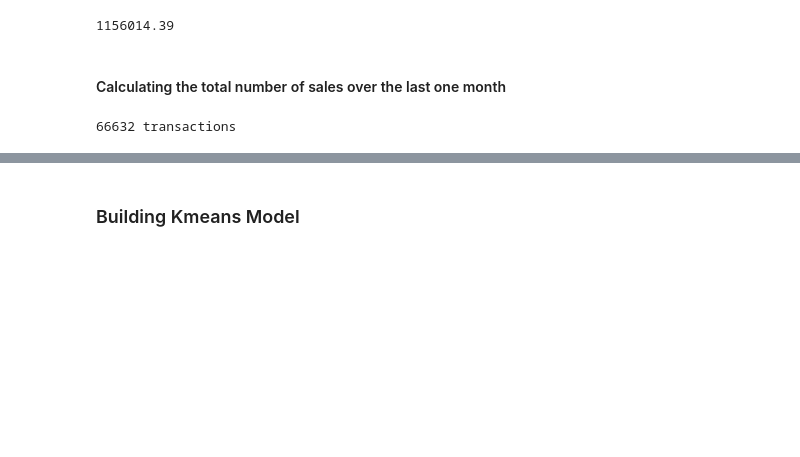
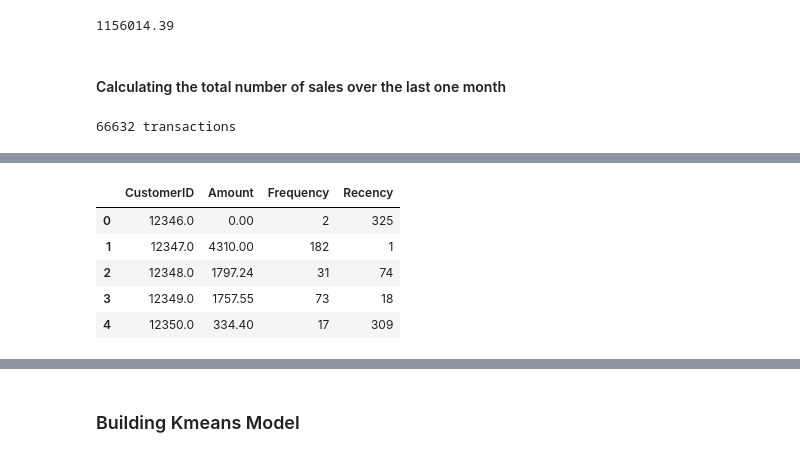
Before and after one commit to Jmucheke/Retail-EDA-kmeans, a Jupyter notebook: kmeans-retail.ipynb, the cells around one changed output, grey strips where cells are left out. Drawn from its saved outputs; the diff is of its cells as text; code cells hidden in the pictures; blank space fills up the shorter version.

```diff
--- a/kmeans-retail.ipynb
+++ b/kmeans-retail.ipynb
@@ -253,0 +266,5 @@ print(f"{total_sales_number_last_month} transactions")
+# %%
+# Merging the two dfs
+
+rfm = pd.merge(rfm_m, rfm_f, on='CustomerID', how='inner')
+rfm.head()
@@ -253,0 +288,6 @@ print(f"{total_sales_number_last_month} transactions")
+# %%
+# Compute last transaction date to get the recency of customers
+
+rfm_p = data.groupby('CustomerID')['Diff'].min()
+rfm_p = rfm_p.reset_index()
+rfm_p.head()
@@ -253,0 +312,13 @@ print(f"{total_sales_number_last_month} transactions")
+# %%
+# Merge tha dataframes to get the final RFM dataframe
+
+new_df = pd.merge(rfm, rfm_p, on='CustomerID', how='inner')
+new_df.columns = ['CustomerID', 'Amount', 'Frequency', 'Recency']
+new_df.head()
+# %% [output]
+|  | CustomerID | Amount | Frequency | Recency |
+| 0 | 12346.0 | 0.00 | 2 | 325 |
+| 1 | 12347.0 | 4310.00 | 182 | 1 |
+| 2 | 12348.0 | 1797.24 | 31 | 74 |
+| 3 | 12349.0 | 1757.55 | 73 | 18 |
+| 4 | 12350.0 | 334.40 | 17 | 309 |
```
Also changed, not shown: parts of 11 cells of this notebook.
